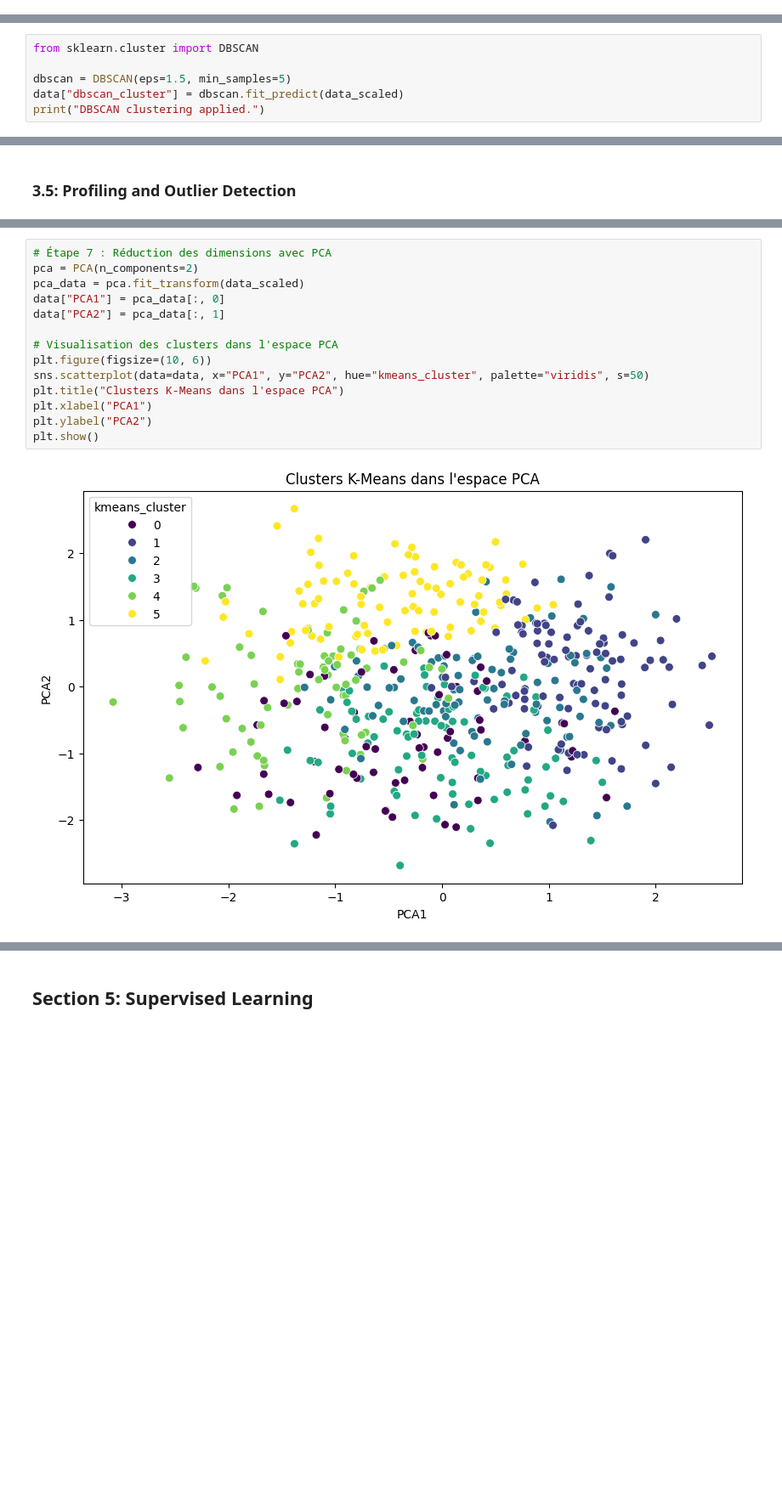
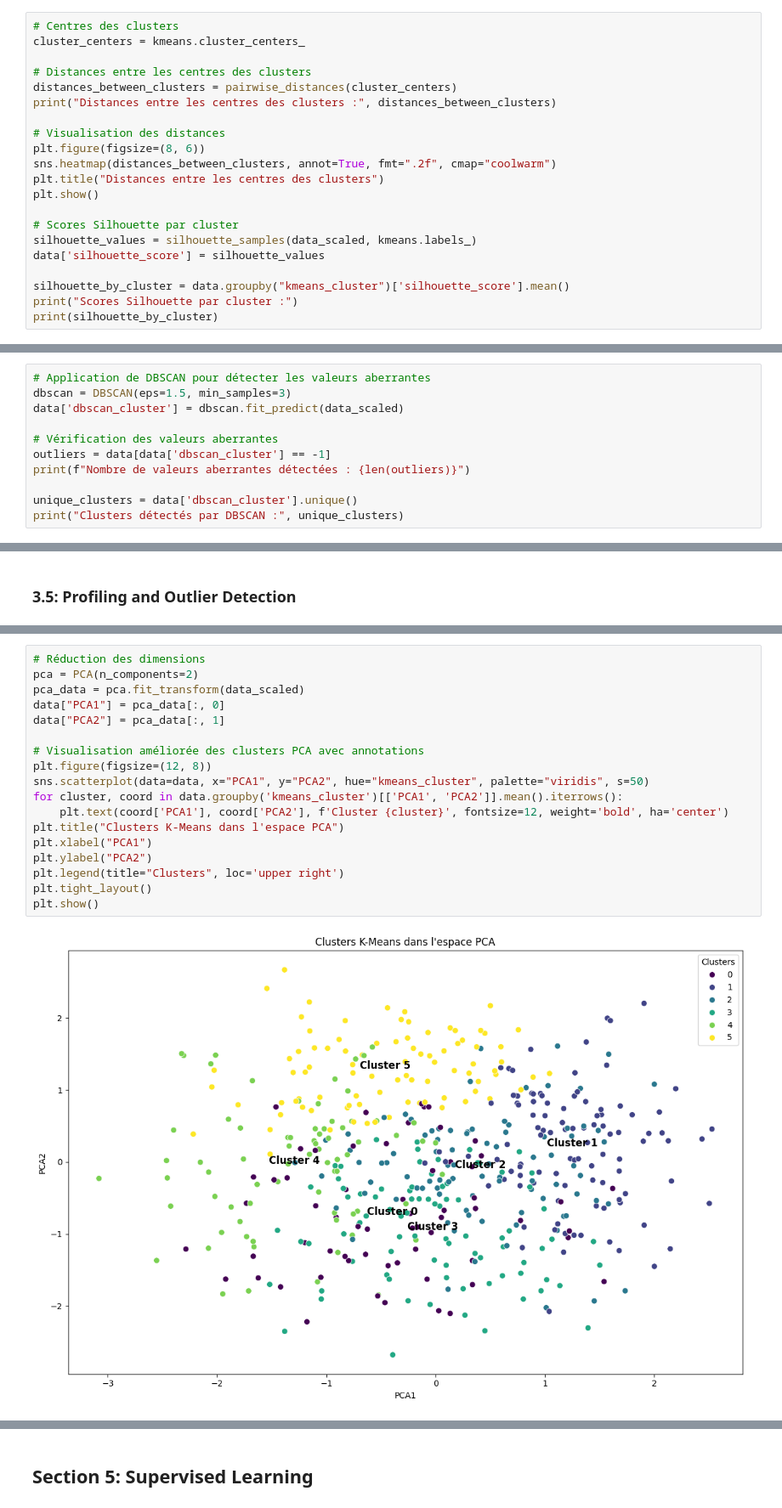
Before and after one commit to Dorrrrra/MachineLearning, a Jupyter notebook: Reinspection.ipynb, the cells around one changed output, grey strips where cells are left out. Shown at 85% size. Cells and saved outputs as stored; diff of their text form; blank space fills up the shorter version.

```diff
--- a/Reinspection.ipynb
+++ b/Reinspection.ipynb
@@ -352,0 +370,21 @@ K-Means appliqué avec 6 clusters.
+# %%
+# Centres des clusters
+cluster_centers = kmeans.cluster_centers_
+
+# Distances entre les centres des clusters
+distances_between_clusters = pairwise_distances(cluster_centers)
+print("Distances entre les centres des clusters :", distances_between_clusters)
+
+# Visualisation des distances
+plt.figure(figsize=(8, 6))
+sns.heatmap(distances_between_clusters, annot=True, fmt=".2f", cmap="coolwarm")
+plt.title("Distances entre les centres des clusters")
+plt.show()
+
+# Scores Silhouette par cluster
+silhouette_values = silhouette_samples(data_scaled, kmeans.labels_)
+data['silhouette_score'] = silhouette_values
+
+silhouette_by_cluster = data.groupby("kmeans_cluster")['silhouette_score'].mean()
+print("Scores Silhouette par cluster :")
+print(silhouette_by_cluster)
@@ -442,9 +520,14 @@ Clustering hiérarchique appliqué.
 
 ### 3.3: DBSCAN Clustering
 # %%
-from sklearn.cluster import DBSCAN
+# Application de DBSCAN pour détecter les valeurs aberrantes
+dbscan = DBSCAN(eps=1.5, min_samples=3)
+data['dbscan_cluster'] = dbscan.fit_predict(data_scaled)
 
-dbscan = DBSCAN(eps=1.5, min_samples=5)
-data["dbscan_cluster"] = dbscan.fit_predict(data_scaled)
-print("DBSCAN clustering applied.")
+# Vérification des valeurs aberrantes
+outliers = data[data['dbscan_cluster'] == -1]
+print(f"Nombre de valeurs aberrantes détectées : {len(outliers)}")
+
+unique_clusters = data['dbscan_cluster'].unique()
+print("Clusters détectés par DBSCAN :", unique_clusters)
 # %% [output]
@@ -504,18 +643,22 @@ kmeans_cluster
 [figure]
 # %%
-# Étape 7 : Réduction des dimensions avec PCA
+# Réduction des dimensions
 pca = PCA(n_components=2)
 pca_data = pca.fit_transform(data_scaled)
 data["PCA1"] = pca_data[:, 0]
 data["PCA2"] = pca_data[:, 1]
 
-# Visualisation des clusters dans l'espace PCA
-plt.figure(figsize=(10, 6))
+# Visualisation améliorée des clusters PCA avec annotations
+plt.figure(figsize=(12, 8))
 sns.scatterplot(data=data, x="PCA1", y="PCA2", hue="kmeans_cluster", palette="viridis", s=50)
+for cluster, coord in data.groupby('kmeans_cluster')[['PCA1', 'PCA2']].mean().iterrows():
+    plt.text(coord['PCA1'], coord['PCA2'], f'Cluster {cluster}', fontsize=12, weight='bold', ha='center')
 plt.title("Clusters K-Means dans l'espace PCA")
 plt.xlabel("PCA1")
 plt.ylabel("PCA2")
+plt.legend(title="Clusters", loc='upper right')
+plt.tight_layout()
 plt.show()
 # %% [output]
-[figure, old version]
+[figure, new version]
 # %%
```
Also changed, not shown: parts of 36 cells of this notebook, 1 other file.
